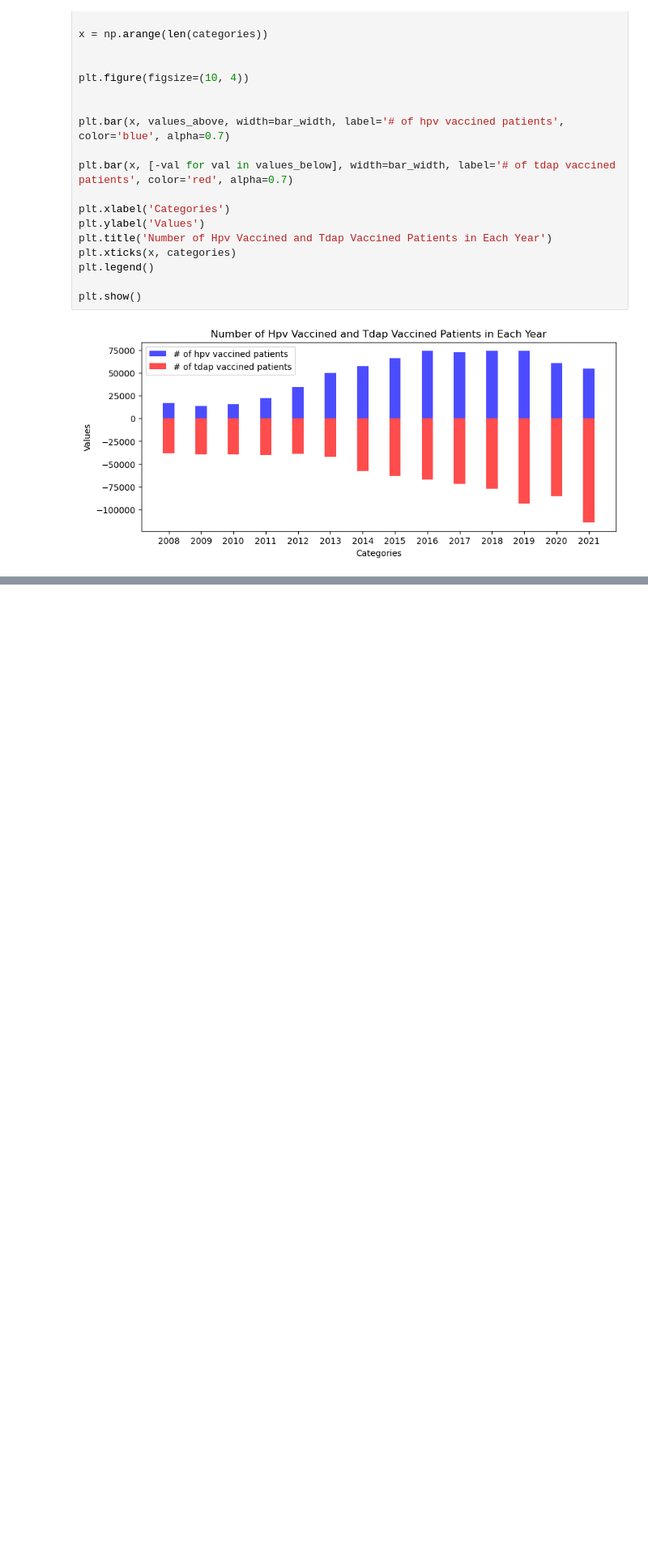
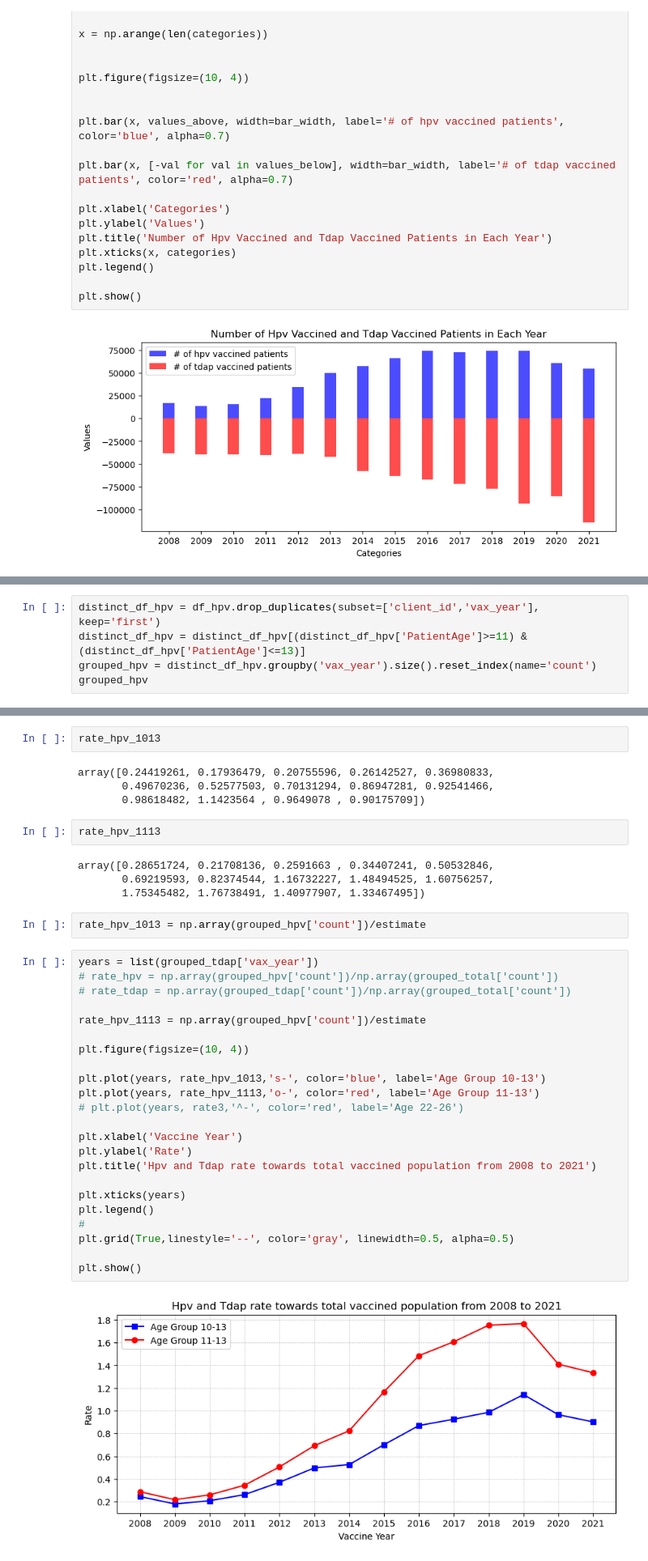
Before and after one commit to ZihanDing/EHR_project, a Jupyter notebook: HpvVaccine/NYSIIS_analysis.ipynb, the cells around one changed output, grey strips where cells are left out. Shown: that part at 81% size. Saved outputs shown, nothing was run; the diff lists cells and outputs as text; blank space fills up the shorter version.

```diff
--- a/HpvVaccine/NYSIIS_analysis.ipynb
+++ b/HpvVaccine/NYSIIS_analysis.ipynb
@@ -1047,0 +931,5 @@ plt.show()
+# %%
+distinct_df_hpv = df_hpv.drop_duplicates(subset=['client_id','vax_year'], keep='first')
+distinct_df_hpv = distinct_df_hpv[(distinct_df_hpv['PatientAge']>=11) & (distinct_df_hpv['PatientAge']<=13)]
+grouped_hpv = distinct_df_hpv.groupby('vax_year').size().reset_index(name='count')
+grouped_hpv
@@ -1047,0 +1075,39 @@ plt.show()
+# %%
+rate_hpv_1013
+# %% [output]
+array([0.24419261, 0.17936479, 0.20755596, 0.26142527, 0.36980833,
+       0.49670236, 0.52577503, 0.70131294, 0.86947281, 0.92541466,
+       0.98618482, 1.1423564 , 0.9649078 , 0.90175709])
+# %%
+rate_hpv_1113
+# %% [output]
+array([0.28651724, 0.21708136, 0.2591663 , 0.34407241, 0.50532846,
+       0.69219593, 0.82374544, 1.16732227, 1.48494525, 1.60756257,
+       1.75345482, 1.76738491, 1.40977907, 1.33467495])
+# %%
+rate_hpv_1013 = np.array(grouped_hpv['count'])/estimate
+# %%
+years = list(grouped_tdap['vax_year'])
+# rate_hpv = np.array(grouped_hpv['count'])/np.array(grouped_total['count'])
+# rate_tdap = np.array(grouped_tdap['count'])/np.array(grouped_total['count'])
+
+rate_hpv_1113 = np.array(grouped_hpv['count'])/estimate
+
+plt.figure(figsize=(10, 4))
+
+plt.plot(years, rate_hpv_1013,'s-', color='blue', label='Age Group 10-13')
+plt.plot(years, rate_hpv_1113,'o-', color='red', label='Age Group 11-13')
+# plt.plot(years, rate3,'^-', color='red', label='Age 22-26')
+
+plt.xlabel('Vaccine Year')
+plt.ylabel('Rate')
+plt.title('Hpv and Tdap rate towards total vaccined population from 2008 to 2021')
+
+plt.xticks(years)
+plt.legend()
+#
+plt.grid(True,linestyle='--', color='gray', linewidth=0.5, alpha=0.5)
+
+plt.show()
+# %% [output]
+[figure, added]
```
Also changed, not shown: parts of 94 cells of this notebook.
